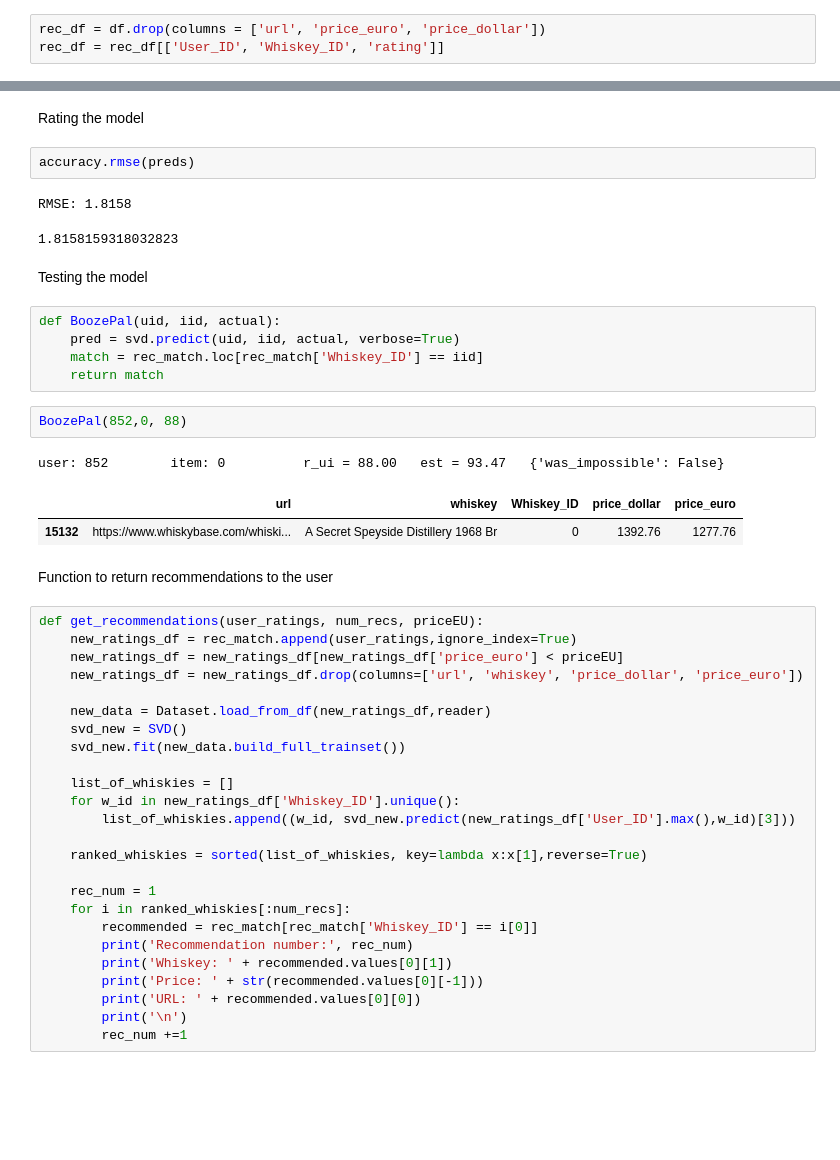
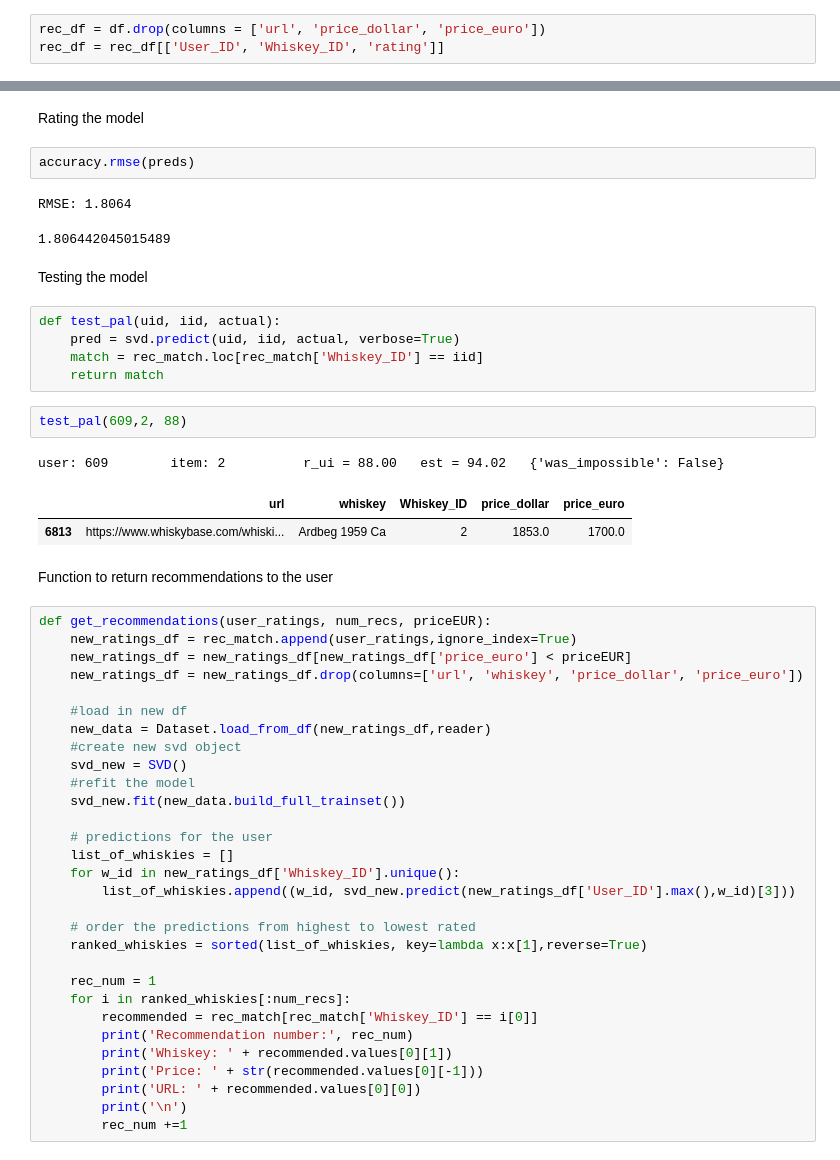
Before and after one commit to 7ev3r/BoozePal, a Jupyter notebook: Train_ML_model.ipynb, the cells around one changed output, grey strips where cells are left out. Saved outputs shown, nothing was run; the diff lists cells and outputs as text; blank space fills up the shorter version.

```diff
--- a/Train_ML_model.ipynb
+++ b/Train_ML_model.ipynb
@@ -30,7 +47,7 @@ df.head()
 # %%
 df['whiskey'] = df['whiskey'].str.replace('-', ' ').str.title()
 # %%
-rec_df = df.drop(columns = ['url', 'price_euro', 'price_dollar'])
+rec_df = df.drop(columns = ['url', 'price_dollar', 'price_euro'])
 rec_df = rec_df[['User_ID', 'Whiskey_ID', 'rating']]
 # %%
 rec_match = df[['url', 'whiskey', 'Whiskey_ID', 'price_dollar', 'price_euro']].drop_duplicates('Whiskey_ID')
@@ -68,37 +85,42 @@ Rating the model
 # %%
 accuracy.rmse(preds)
 # %% [output]
-RMSE: 1.8158
+RMSE: 1.8064
-1.8158159318032823
+1.806442045015489
 # %% [markdown]
 Testing the model
 # %%
-def BoozePal(uid, iid, actual):
+def test_pal(uid, iid, actual):
     pred = svd.predict(uid, iid, actual, verbose=True)
     match = rec_match.loc[rec_match['Whiskey_ID'] == iid]
     return match
-# %%
-BoozePal(852,0, 88)
-# %% [output]
-user: 852        item: 0          r_ui = 88.00   est = 93.47   {'was_impossible': False}
-|  | url | whiskey | Whiskey_ID | price_dollar | price_euro |
-| 15132 | https://www.whiskybase.com/whiski... | A Secret Speyside Distillery 1968 Br | 0 | 1392.76 | 1277.76 |
+# %%
+test_pal(609,2, 88)
+# %% [output]
+user: 609        item: 2          r_ui = 88.00   est = 94.02   {'was_impossible': False}
+|  | url | whiskey | Whiskey_ID | price_dollar | price_euro |
+| 6813 | https://www.whiskybase.com/whiski... | Ardbeg 1959 Ca | 2 | 1853.0 | 1700.0 |
 # %% [markdown]
 Function to return recommendations to the user
 # %%
-def get_recommendations(user_ratings, num_recs, priceEU):
+def get_recommendations(user_ratings, num_recs, priceEUR):
     new_ratings_df = rec_match.append(user_ratings,ignore_index=True)
-    new_ratings_df = new_ratings_df[new_ratings_df['price_euro'] < priceEU]
+    new_ratings_df = new_ratings_df[new_ratings_df['price_euro'] < priceEUR]
     new_ratings_df = new_ratings_df.drop(columns=['url', 'whiskey', 'price_dollar', 'price_euro'])
 
+    #load in new df
     new_data = Dataset.load_from_df(new_ratings_df,reader)
+    #create new svd object
     svd_new = SVD()
+    #refit the model
     svd_new.fit(new_data.build_full_trainset())
 
+    # predictions for the user
     list_of_whiskies = []
     for w_id in new_ratings_df['Whiskey_ID'].unique():
         list_of_whiskies.append((w_id, svd_new.predict(new_ratings_df['User_ID'].max(),w_id)[3]))
 
+    # order the predictions from highest to lowest rated
     ranked_whiskies = sorted(list_of_whiskies, key=lambda x:x[1],reverse=True)
 
     rec_num = 1
```
Also changed, not shown: parts of 3 cells of this notebook.
